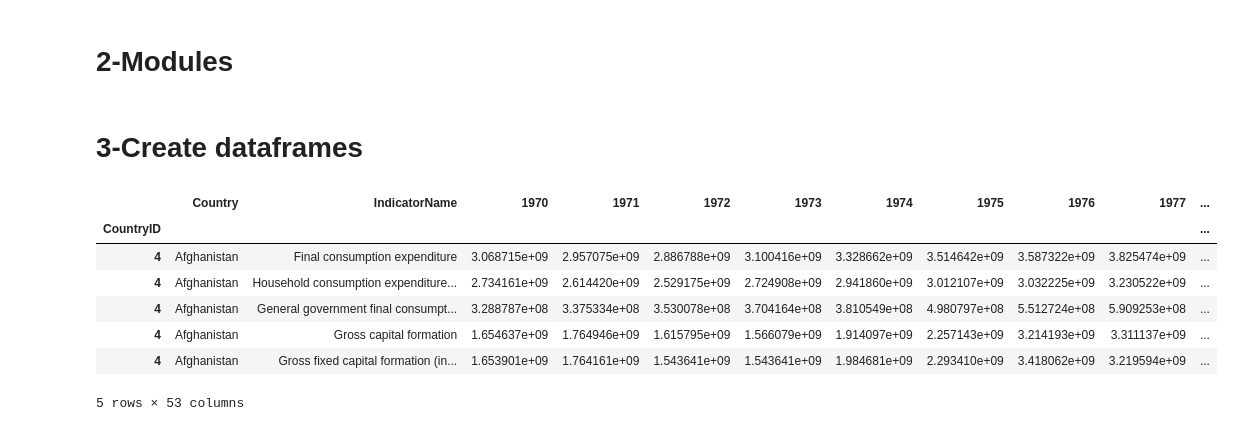
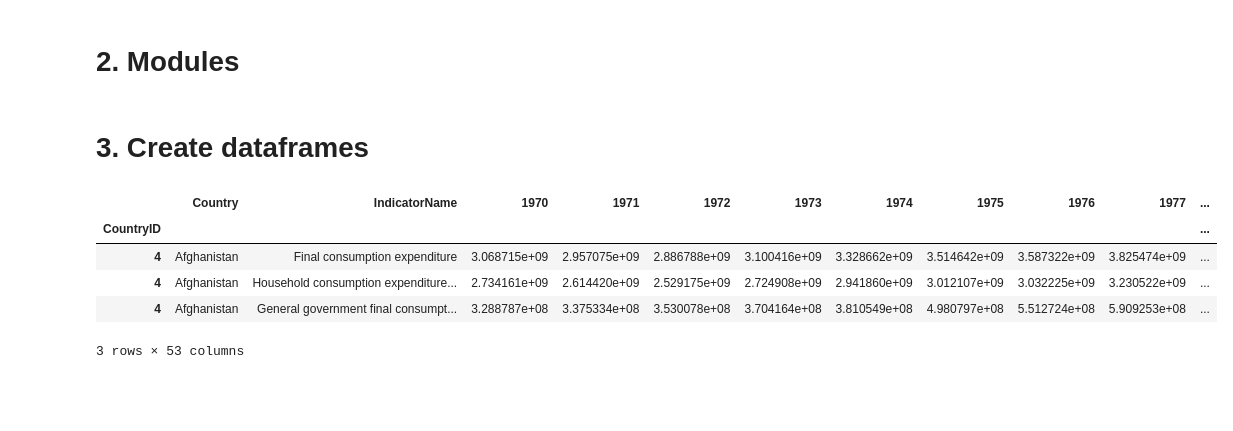
Before and after one commit to dariogemo/UNIVR-SMDS, a Jupyter notebook: prova.ipynb, the cells around one changed output. Saved outputs shown, nothing was run; the diff lists cells and outputs as text; code cells hidden in the pictures; blank space fills up the shorter version.

```diff
--- a/prova.ipynb
+++ b/prova.ipynb
@@ -9,4 +7,4 @@
 # %% [markdown]
-# 2-Modules
+# 2. Modules
 # %%
 import pandas as pd
@@ -13,16 +14,14 @@ import pandas as pd
 import functions as f
 # %% [markdown]
-# 3-Create dataframes
+# 3. Create dataframes
 # %%
 df = pd.read_excel('GDPconstant-USD-countries.ods', index_col = 'CountryID', engine = 'odf')
 # %%
-df.head(5)
+df.head(3)
 # %% [output]
 |  | Country | IndicatorName | 1970 | 1971 | 1972 | 1973 | 1974 | 1975 | 1976 | 1977 | ... |
 | CountryID |  |  |  |  |  |  |  |  |  |  | ... |
 | 4 | Afghanistan | Final consumption expenditure | 3.068715e+09 | 2.957075e+09 | 2.886788e+09 | 3.100416e+09 | 3.328662e+09 | 3.514642e+09 | 3.587322e+09 | 3.825474e+09 | ... |
 | 4 | Afghanistan | Household consumption expenditure... | 2.734161e+09 | 2.614420e+09 | 2.529175e+09 | 2.724908e+09 | 2.941860e+09 | 3.012107e+09 | 3.032225e+09 | 3.230522e+09 | ... |
 | 4 | Afghanistan | General government final consumpt... | 3.288787e+08 | 3.375334e+08 | 3.530078e+08 | 3.704164e+08 | 3.810549e+08 | 4.980797e+08 | 5.512724e+08 | 5.909253e+08 | ... |
-| 4 | Afghanistan | Gross capital formation | 1.654637e+09 | 1.764946e+09 | 1.615795e+09 | 1.566079e+09 | 1.914097e+09 | 2.257143e+09 | 3.214193e+09 | 3.311137e+09 | ... |
-| 4 | Afghanistan | Gross fixed capital formation (in... | 1.653901e+09 | 1.764161e+09 | 1.543641e+09 | 1.543641e+09 | 1.984681e+09 | 2.293410e+09 | 3.418062e+09 | 3.219594e+09 | ... |
-5 rows × 53 columns
+3 rows × 53 columns
```
Also changed, not shown: parts of 20 cells of this notebook, 1 other file.
